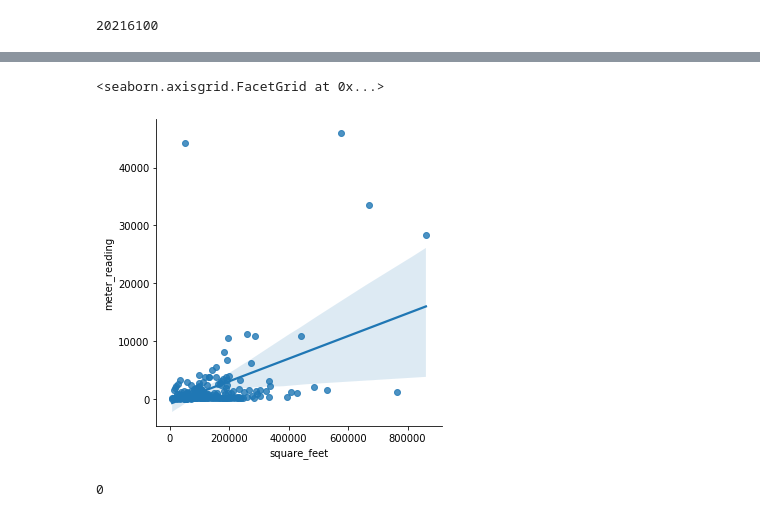
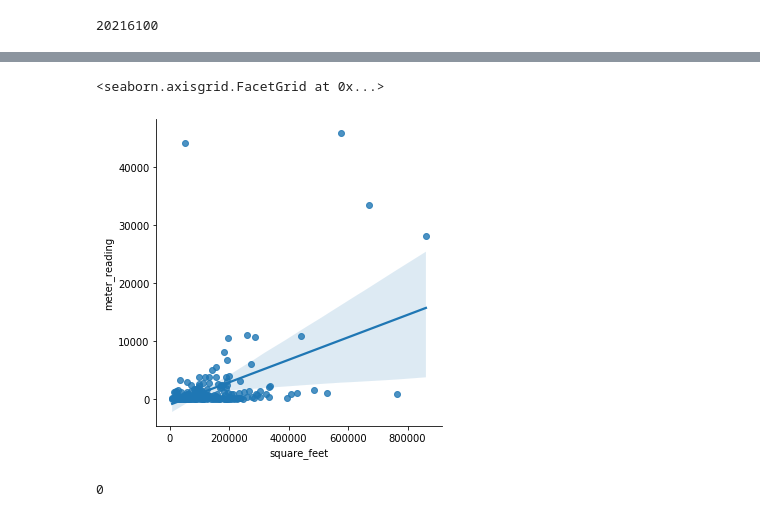
Before and after one commit to douglas-thoms/Projects, a Jupyter notebook: Energy.Predictor.2020/EDA/general outlier review iter 1.ipynb, the cells around one changed output, grey strips where cells are left out. Cells and saved outputs as stored; diff of their text form; code cells hidden in the pictures.

```diff
--- a/Energy.Predictor.2020/EDA/general outlier review iter 1.ipynb
+++ b/Energy.Predictor.2020/EDA/general outlier review iter 1.ipynb
@@ -267,11 +241,11 @@ sns.lmplot(data=meanEnergyCombDF[(meanEnergyCombDF['meter_reading']< 380000) & (
 # %%
 #['Entertainment/public assembly','Office','Education','Services']
 #linear plot shows all these outliers can be removed
-sns.lmplot(data=meanEnergyCombDF[(meanEnergyCombDF['meter_reading']< 380000) & (meanEnergyCombDF['primary_use'].isin(['Education','Office','Services'])) & (meanEnergyCombDF['meter'] == 'steam')],
+sns.lmplot(data=meanEnergyCombDF[(meanEnergyCombDF['meter_reading']< 380000) & (meanEnergyCombDF['primary_use'].isin(['Education','Office','Services'])) & (meanEnergyCombDF['meter'] == 2)],
            x='square_feet',y='meter_reading')
 # %% [output]
 <seaborn.axisgrid.FacetGrid at 0x...>
-[figure, old version]
+[figure, new version]
 # %%
 trainData['building_id'].min()
 # %% [output]
```
Also changed, not shown: parts of 30 cells of this notebook, 8 other files.
